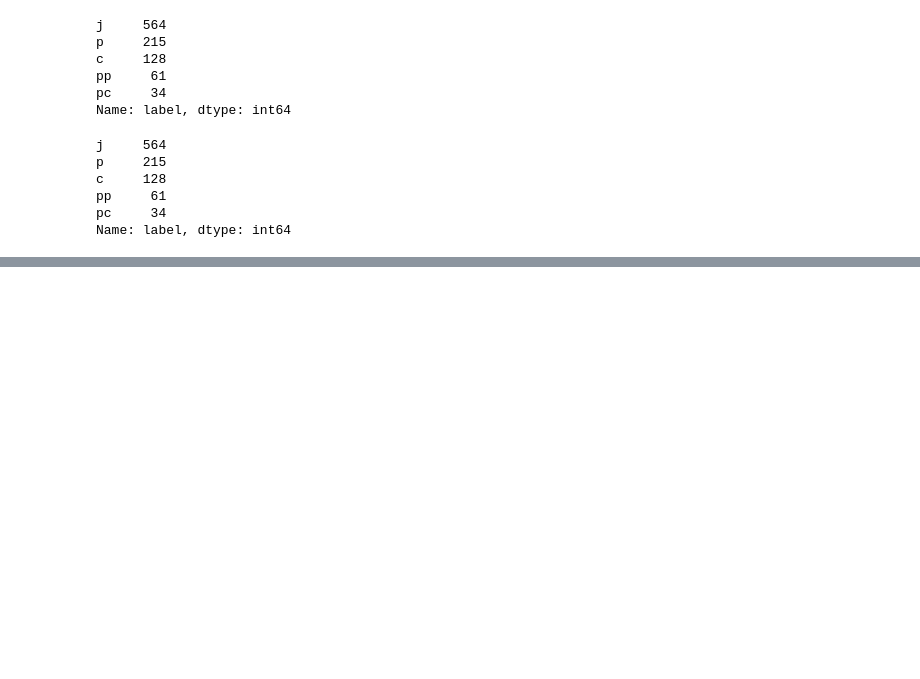
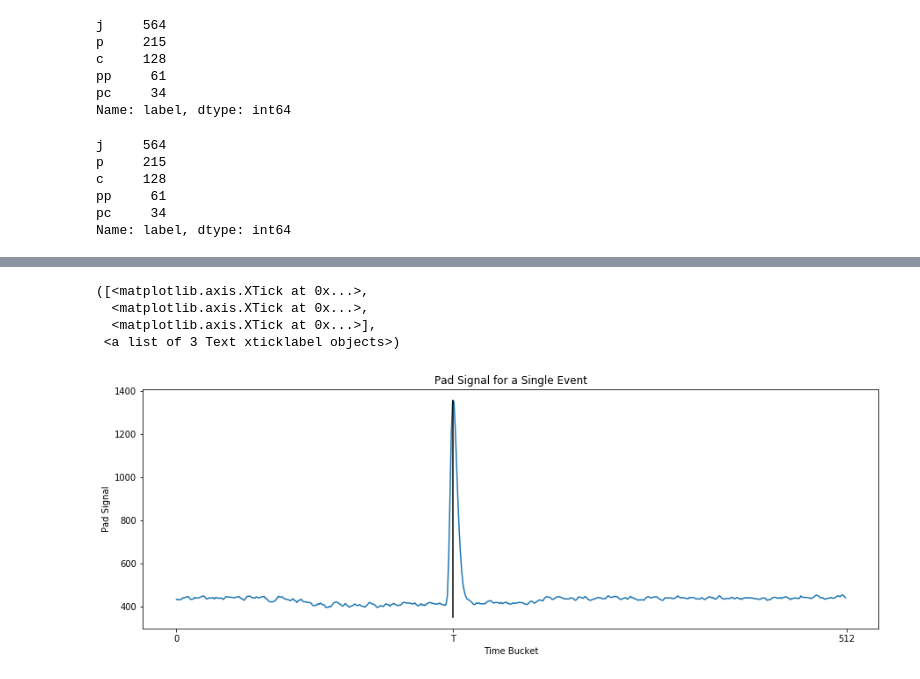
Before and after one commit to jtaylorz/attpc-event-classification, a Jupyter notebook: jupyter-notebooks/real-data-work/VisualizeLabeledData-MPK_testing_z.ipynb, the cells around one changed output, grey strips where cells are left out. Drawn from its saved outputs; the diff is of its cells as text; code cells hidden in the pictures; blank space fills up the shorter version.

```diff
--- a/jupyter-notebooks/real-data-work/VisualizeLabeledData-MPK_testing_z.ipynb
+++ b/jupyter-notebooks/real-data-work/VisualizeLabeledData-MPK_testing_z.ipynb
@@ -128,0 +133,23 @@ for trace in evt.traces['data']:
+# %%
+plt.figure(figsize = (15,5))
+trace = evt.traces['data'][0]
+plt.plot(trace)
+peakIndex = int(np.where(trace == max(trace))[0])
+
+plt.xlabel('Time Bucket')
+plt.ylabel('Pad Signal')
+plt.title('Pad Signal for a Single Event')
+
+line = range(350, max(trace))
+
+plt.plot([peakIndex]*len(line), line, c='black')
+
+plt.xticks([0, peakIndex, 512], ['0', 'T', '512'])
+
+#plt.savefig('../../plots/thesis/padSignal.png')
+# %% [output]
+([<matplotlib.axis.XTick at 0x...>,
+  <matplotlib.axis.XTick at 0x...>,
+  <matplotlib.axis.XTick at 0x...>],
+ <a list of 3 Text xticklabel objects>)
+[figure, added]
```
Also changed, not shown: parts of 3 cells of this notebook, 2 other files.
